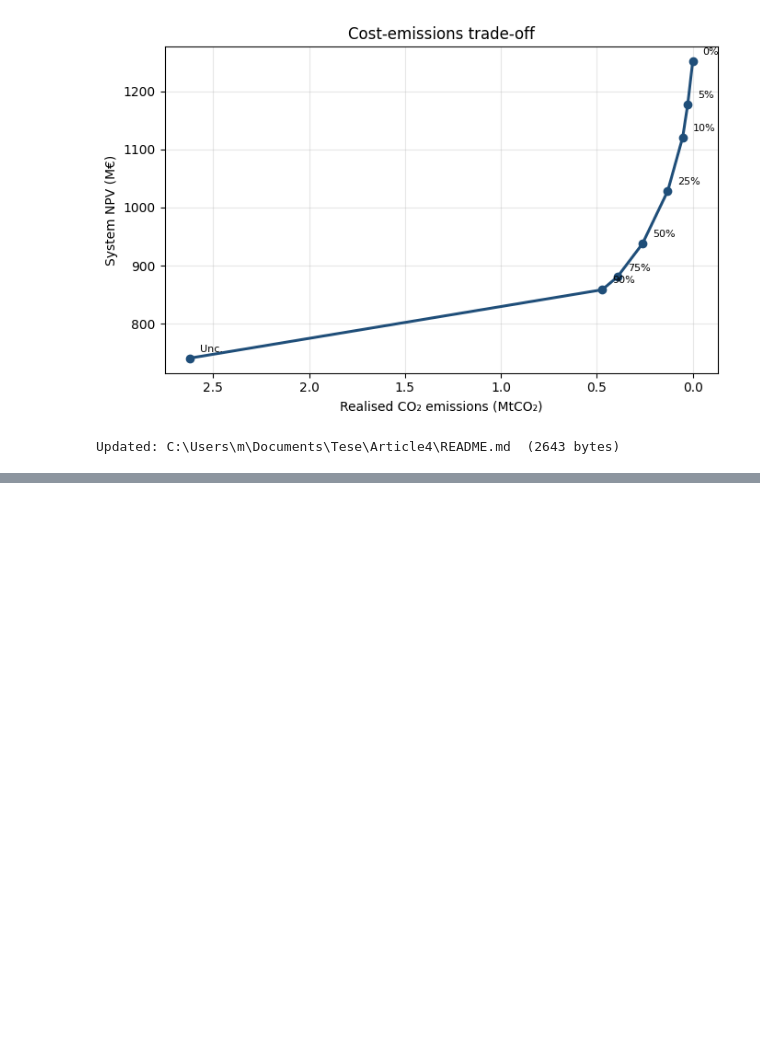
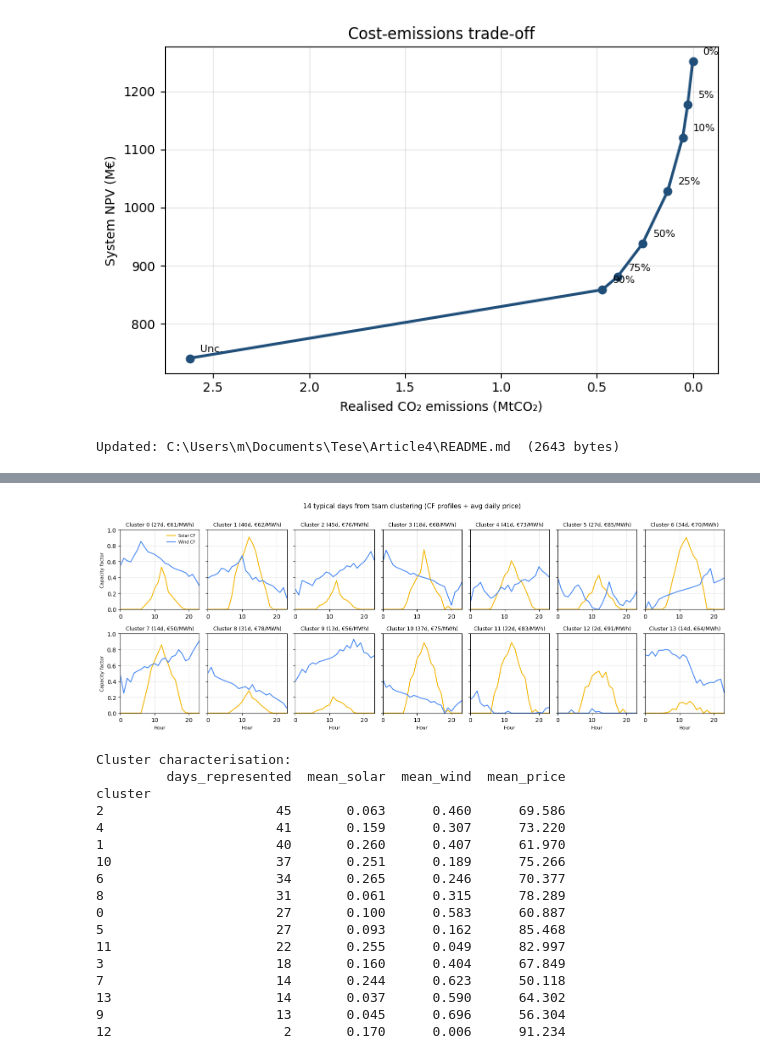
Before and after one commit to Relog12/article4-green-hydrogen-iocs-, a Jupyter notebook: notebooks/01_smoke_test.ipynb, the cells around one changed output, grey strips where cells are left out. Drawn from its saved outputs; the diff is of its cells as text; code cells hidden in the pictures; blank space fills up the shorter version.

Commit message:
Milestone: typical days via tsam + comparative MACC analysis

```diff
--- a/notebooks/01_smoke_test.ipynb
+++ b/notebooks/01_smoke_test.ipynb
@@ -1744,0 +1970,69 @@ Updated: C:\Users\m\Documents\Tese\Article4\README.md  (2643 bytes)
+# %%
+import matplotlib.pyplot as plt
+
+# Reshape: rows are timesteps, multi-index (period, hour)
+# typical_periods has a MultiIndex on rows: (period_idx, time_step)
+# Reorganise into a panel of 14 mini-plots
+
+fig, axes = plt.subplots(2, 7, figsize=(15, 5.5), sharey="row")
+axes = axes.flatten()
+
+cluster_ids = list(aggregation.clusterPeriodNoOccur.keys())
+
+for i, cluster_id in enumerate(cluster_ids):
+    ax = axes[i]
+    day_data = typical_periods.xs(cluster_id, level=0)
+
+    # Solar on left axis
+    ax.plot(day_data.index, day_data["solar_cf"], color="#F4B400", linewidth=1.5, label="Solar CF")
+    ax.plot(day_data.index, day_data["wind_cf"],  color="#4285F4", linewidth=1.5, label="Wind CF")
+    ax.set_ylim(0, 1)
+    ax.set_xlim(0, 23)
+
+    # Title with days represented
+    n_days = int(aggregation.clusterPeriodNoOccur[cluster_id])
+    avg_price = day_data["price"].mean()
+    ax.set_title(f"Cluster {cluster_id} ({n_days}d, €{avg_price:.0f}/MWh)", fontsize=9)
+    ax.grid(alpha=0.3)
+
+    if i == 0:
+        ax.legend(loc="upper right", frameon=False, fontsize=7)
+    if i >= 7:
+        ax.set_xlabel("Hour", fontsize=8)
+    if i in [0, 7]:
+        ax.set_ylabel("Capacity factor", fontsize=8)
+
+plt.suptitle("14 typical days from tsam clustering (CF profiles + avg daily price)",
+             fontsize=11, y=1.00)
+plt.tight_layout()
+plt.show()
+
+# Summary table
+summary = pd.DataFrame({
+    "days_represented": [aggregation.clusterPeriodNoOccur[c] for c in cluster_ids],
+    "mean_solar":  [typical_periods.xs(c, level=0)["solar_cf"].mean() for c in cluster_ids],
+    "mean_wind":   [typical_periods.xs(c, level=0)["wind_cf"].mean()  for c in cluster_ids],
+    "mean_price":  [typical_periods.xs(c, level=0)["price"].mean()    for c in cluster_ids],
+}, index=cluster_ids).round(3)
+summary.index.name = "cluster"
+print("Cluster characterisation:")
+print(summary.sort_values("days_represented", ascending=False))
+# %% [output]
+[figure, added]
+Cluster characterisation:
+         days_represented  mean_solar  mean_wind  mean_price
+cluster
+2                      45       0.063      0.460      69.586
+4                      41       0.159      0.307      73.220
+1                      40       0.260      0.407      61.970
+10                     37       0.251      0.189      75.266
+6                      34       0.265      0.246      70.377
+8                      31       0.061      0.315      78.289
+0                      27       0.100      0.583      60.887
+5                      27       0.093      0.162      85.468
+11                     22       0.255      0.049      82.997
+3                      18       0.160      0.404      67.849
+7                      14       0.244      0.623      50.118
+13                     14       0.037      0.590      64.302
+9                      13       0.045      0.696      56.304
+12                      2       0.170      0.006      91.234
```
Also changed, not shown: parts of 17 cells of this notebook, 1 other file.
